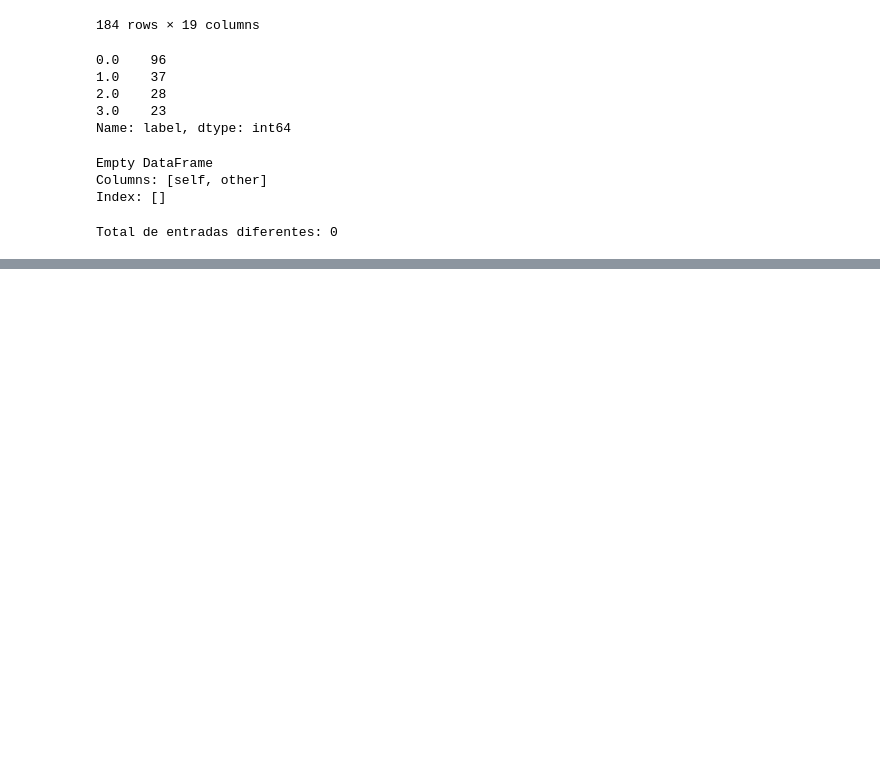
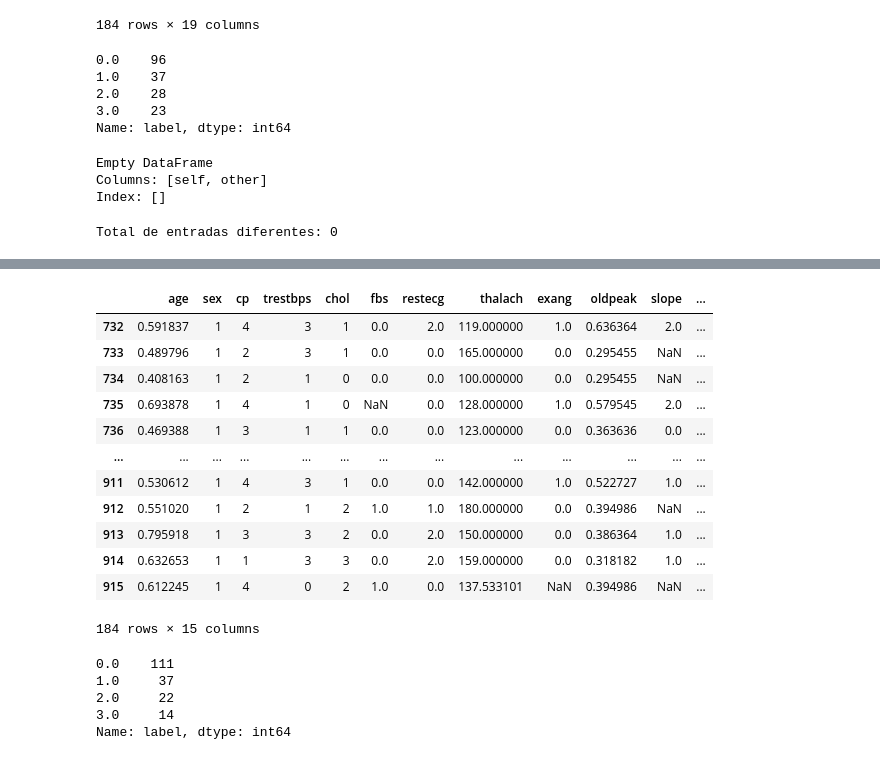
Before and after one commit to nachoreyesv/DATA_PROJECT_3, a Jupyter notebook: Ejecutable/Tumup/tumup_main.ipynb, the cells around one changed output, grey strips where cells are left out. Saved outputs shown, nothing was run; the diff lists cells and outputs as text; code cells hidden in the pictures; blank space fills up the shorter version.

```diff
--- a/Ejecutable/Tumup/tumup_main.ipynb
+++ b/Ejecutable/Tumup/tumup_main.ipynb
@@ -7089,0 +7868,3 @@ Total de entradas diferentes: 0
+# %%
+train_end4 = df4[0:732]
+test_end4 = df4[(916-184):]
@@ -7089,0 +7918,8 @@ Total de entradas diferentes: 0
+# %%
+from sklearn.model_selection import train_test_split
+
+X4 = train_end4.drop('label', axis=1)  # Todas las columnas excepto la columna objetivo
+Y4 = train_end4['label']
+
+# Dividimos el conjunto de entrenamiento en nuevo entrenamiento y validación (85% entrenamiento, 15% validación del conjunto de entrenamiento original)
+X4_train, X4_val, Y4_train, Y4_val = train_test_split(X4, Y4, test_size=0.125, random_state=42)
@@ -7089,0 +8010,30 @@ Total de entradas diferentes: 0
+# %%
+# Excluyendo la columna 'label'
+test_end4_sin_label = test_end4.drop('label', axis=1)
+
+# Convertir todas las variables categóricas a tipo 'string', incluyendo NaNs
+categorical_features = ['sex', 'cp', 'fbs', 'restecg', 'exang', 'slope', 'ca']
+for feature in categorical_features:
+    test_end4_sin_label[feature] = test_end4_sin_label[feature].astype(str)
+
+# Hacer predicciones ahora que los tipos de datos son consistentes con el modelo entrenado
+predicciones4 = best_cb_model.predict(test_end4_sin_label)
+
+# Y también obtener las probabilidades de cada clase si lo necesitas
+probabilidades4 = best_cb_model.predict_proba(test_end4_sin_label)
+
+
+# Ahora puedes hacer predicciones con el conjunto de datos preparado
+predicciones4 = best_cb_model.predict(test_end4_sin_label)
+
+# Y también obtener las probabilidades de cada clase si lo necesitas
+probabilidades4 = best_cb_model.predict_proba(test_end4_sin_label)
+# %%
+# Copiar el DataFrame 'test_end' a 'predicted_df'
+predicted_df4 = test_end4.copy()
+
+# Actualizar la columna 'label' con las predicciones
+predicted_df4['label'] = predicciones4
+
+# Mostrar las primeras filas del nuevo DataFrame para verificar
+print(predicted_df4.head())
@@ -7089,0 +8054,24 @@ Total de entradas diferentes: 0
+# %%
+predicted_df4
+# %% [output]
+|  | age | sex | cp | trestbps | chol | fbs | restecg | thalach | exang | oldpeak | slope | ... |
+| 732 | 0.591837 | 1 | 4 | 3 | 1 | 0.0 | 2.0 | 119.000000 | 1.0 | 0.636364 | 2.0 | ... |
+| 733 | 0.489796 | 1 | 2 | 3 | 1 | 0.0 | 0.0 | 165.000000 | 0.0 | 0.295455 | NaN | ... |
+| 734 | 0.408163 | 1 | 2 | 1 | 0 | 0.0 | 0.0 | 100.000000 | 0.0 | 0.295455 | NaN | ... |
+| 735 | 0.693878 | 1 | 4 | 1 | 0 | NaN | 0.0 | 128.000000 | 1.0 | 0.579545 | 2.0 | ... |
+| 736 | 0.469388 | 1 | 3 | 1 | 1 | 0.0 | 0.0 | 123.000000 | 0.0 | 0.363636 | 0.0 | ... |
+| ... | ... | ... | ... | ... | ... | ... | ... | ... | ... | ... | ... | ... |
+| 911 | 0.530612 | 1 | 4 | 3 | 1 | 0.0 | 0.0 | 142.000000 | 1.0 | 0.522727 | 1.0 | ... |
+| 912 | 0.551020 | 1 | 2 | 1 | 2 | 1.0 | 1.0 | 180.000000 | 0.0 | 0.394986 | NaN | ... |
+| 913 | 0.795918 | 1 | 3 | 3 | 2 | 0.0 | 2.0 | 150.000000 | 0.0 | 0.386364 | 1.0 | ... |
+| 914 | 0.632653 | 1 | 1 | 3 | 3 | 0.0 | 2.0 | 159.000000 | 0.0 | 0.318182 | 1.0 | ... |
+| 915 | 0.612245 | 1 | 4 | 0 | 2 | 1.0 | 0.0 | 137.533101 | NaN | 0.394986 | NaN | ... |
+184 rows × 15 columns
+# %%
+predicted_df4['label'].value_counts()
+# %% [output]
+0.0    111
+1.0     37
+2.0     22
+3.0     14
+Name: label, dtype: int64
```
Also changed, not shown: parts of 67 cells of this notebook, 11 other files.
